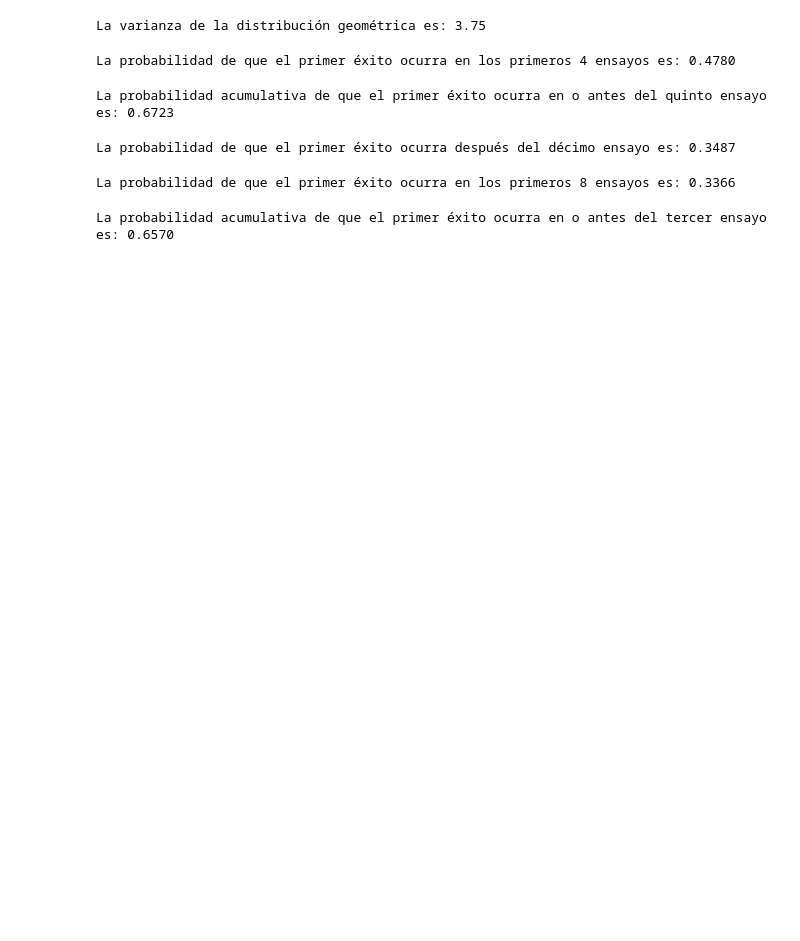
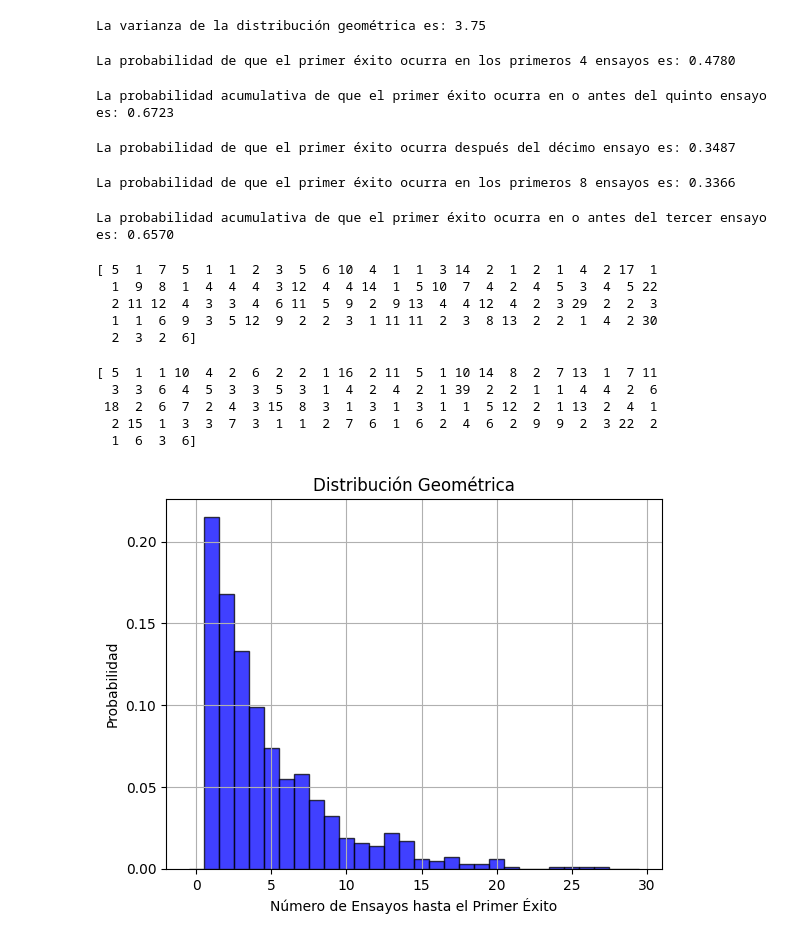
Before and after one commit to jaimeisaac2020/Python-analsisis-basicos, a Jupyter notebook: binomial_poisson_y_geometrica.ipynb, the cells around one changed output. Cells and saved outputs as stored; diff of their text form; code cells hidden in the pictures; blank space fills up the shorter version.

```diff
--- a/binomial_poisson_y_geometrica.ipynb
+++ b/binomial_poisson_y_geometrica.ipynb
@@ -561,3 +561,56 @@ probabilidad_acumulativa = 1 - (1 - p) ** k
 print(f"La probabilidad acumulativa de que el primer éxito ocurra en o antes del tercer ensayo es: {probabilidad_acumulativa:.4f}")
 # %% [output]
 La probabilidad acumulativa de que el primer éxito ocurra en o antes del tercer ensayo es: 0.6570
+# %%
+import numpy as np
+
+p = 0.2  # Probabilidad de éxito en un ensayo
+
+# Genera números aleatorios que sigan la distribución geométrica
+size = 100  # Tamaño de la muestra
+data = np.random.geometric(p, size)
+
+print(data)
+# %% [output]
+[ 5  1  7  5  1  1  2  3  5  6 10  4  1  1  3 14  2  1  2  1  4  2 17  1
+  1  9  8  1  4  4  4  3 12  4  4 14  1  5 10  7  4  2  4  5  3  4  5 22
+  2 11 12  4  3  3  4  6 11  5  9  2  9 13  4  4 12  4  2  3 29  2  2  3
+  1  1  6  9  3  5 12  9  2  2  3  1 11 11  2  3  8 13  2  2  1  4  2 30
+  2  3  2  6]
+# %%
+import numpy as np
+from scipy.stats import geom
+
+p = 0.2  # Probabilidad de éxito en un ensayo
+
+# Genera números aleatorios que sigan la distribución geométrica
+size = 100  # Tamaño de la muestra
+data = geom.rvs(p, size=size)
+
+print(data)
+# %% [output]
+[ 5  1  1 10  4  2  6  2  2  1 16  2 11  5  1 10 14  8  2  7 13  1  7 11
+  3  3  6  4  5  3  3  5  3  1  4  2  4  2  1 39  2  2  1  1  4  4  2  6
+ 18  2  6  7  2  4  3 15  8  3  1  3  1  3  1  1  5 12  2  1 13  2  4  1
+  2 15  1  3  3  7  3  1  1  2  7  6  1  6  2  4  6  2  9  9  2  3 22  2
+  1  6  3  6]
+# %%
+import numpy as np
+import matplotlib.pyplot as plt
+from scipy.stats import geom
+
+p = 0.2  # Probabilidad de éxito en un ensayo
+size = 1000  # Tamaño de la muestra
+
+# Genera números aleatorios que sigan la distribución geométrica
+data = geom.rvs(p, size=size)
+
+# Crea un histograma para visualizar la distribución
+plt.hist(data, bins=np.arange(0, max(data)+1)-0.5, alpha=0.75, density=True, color='blue', edgecolor='black')
+plt.xlabel('Número de Ensayos hasta el Primer Éxito')
+plt.ylabel('Probabilidad')
+plt.title('Distribución Geométrica')
+plt.grid(True)
+plt.show()
+# %% [output]
+[figure, added]
```
